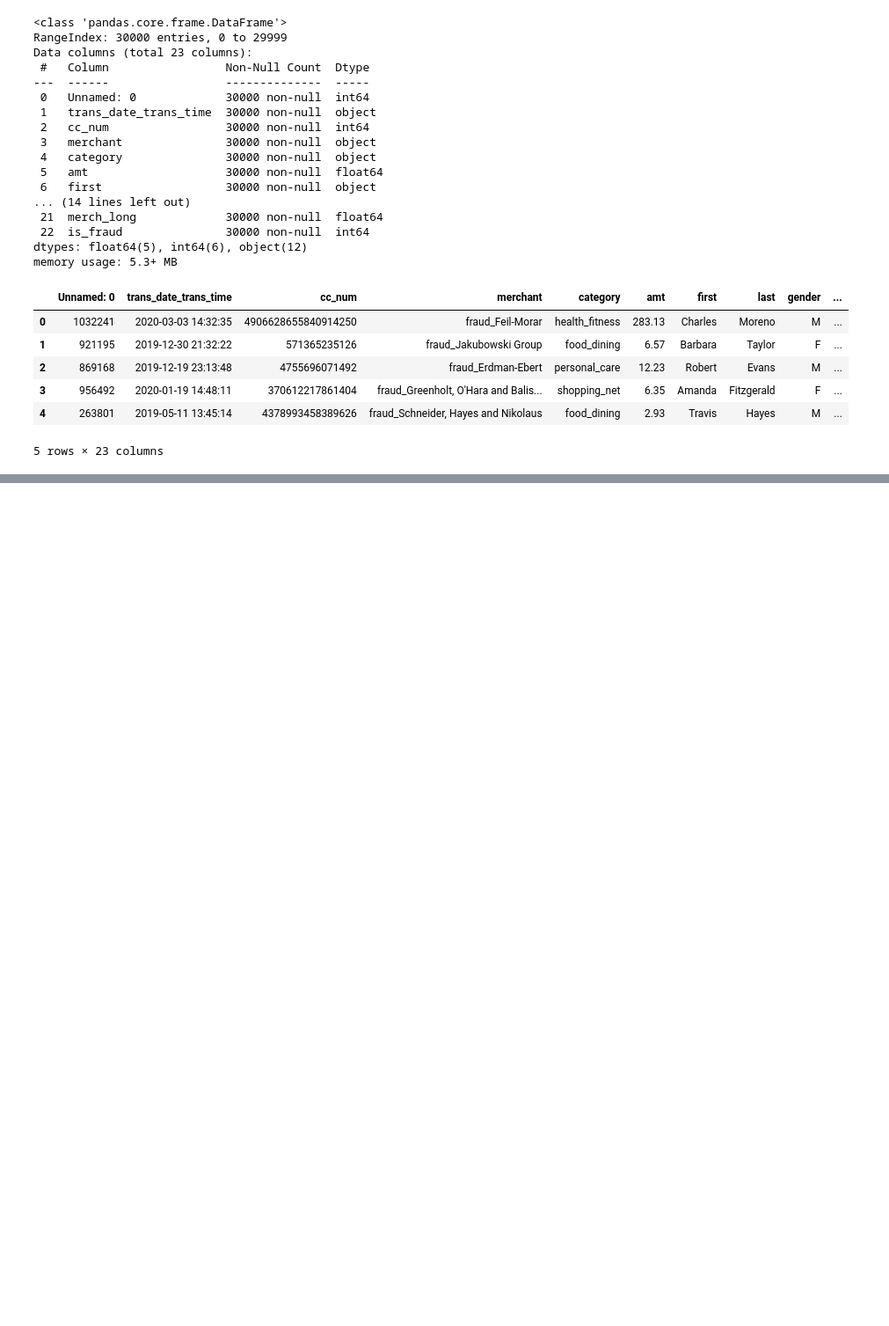
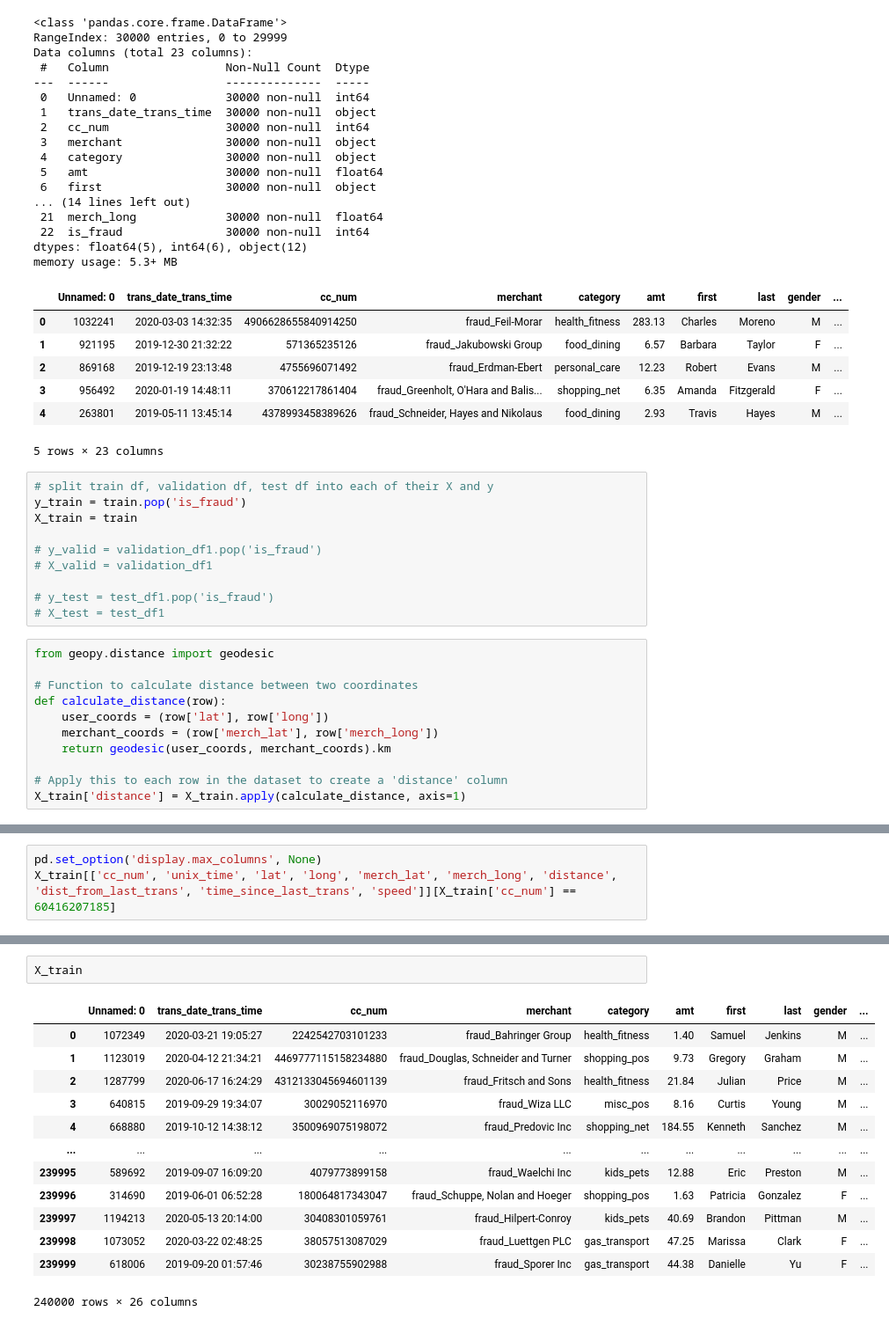
Before and after one commit to jiaweiho72/BT4012, a Jupyter notebook: notebooks/test.ipynb, the cells around one changed output, grey strips where cells are left out. Shown at 88% size. Cells and saved outputs as stored; diff of their text form; blank space fills up the shorter version.

Commit message:
lat long FE

```diff
--- a/notebooks/test.ipynb
+++ b/notebooks/test.ipynb
@@ -87,3 +93,24 @@ memory usage: 5.3+ MB
 | 3 | 956492 | 2020-01-19 14:48:11 | 370612217861404 | fraud_Greenholt, O'Hara and Balis... | shopping_net | 6.35 | Amanda | Fitzgerald | F | ... |
 | 4 | 263801 | 2019-05-11 13:45:14 | 4378993458389626 | fraud_Schneider, Hayes and Nikolaus | food_dining | 2.93 | Travis | Hayes | M | ... |
 5 rows × 23 columns
+# %%
+# split train df, validation df, test df into each of their X and y
+y_train = train.pop('is_fraud')
+X_train = train
+
+# y_valid = validation_df1.pop('is_fraud')
+# X_valid = validation_df1
+
+# y_test = test_df1.pop('is_fraud')
+# X_test = test_df1
+# %%
+from geopy.distance import geodesic
+
+# Function to calculate distance between two coordinates
+def calculate_distance(row):
+    user_coords = (row['lat'], row['long'])
+    merchant_coords = (row['merch_lat'], row['merch_long'])
+    return geodesic(user_coords, merchant_coords).km
+
+# Apply this to each row in the dataset to create a 'distance' column
+X_train['distance'] = X_train.apply(calculate_distance, axis=1)
@@ -89,0 +167,3 @@ memory usage: 5.3+ MB
+# %%
+pd.set_option('display.max_columns', None)
+X_train[['cc_num', 'unix_time', 'lat', 'long', 'merch_lat', 'merch_long', 'distance', 'dist_from_last_trans', 'time_since_last_trans', 'speed']][X_train['cc_num'] == 60416207185]
@@ -89,0 +184,16 @@ memory usage: 5.3+ MB
+# %%
+X_train
+# %% [output]
+|  | Unnamed: 0 | trans_date_trans_time | cc_num | merchant | category | amt | first | last | gender | ... |
+| 0 | 1072349 | 2020-03-21 19:05:27 | 2242542703101233 | fraud_Bahringer Group | health_fitness | 1.40 | Samuel | Jenkins | M | ... |
+| 1 | 1123019 | 2020-04-12 21:34:21 | 4469777115158234880 | fraud_Douglas, Schneider and Turner | shopping_pos | 9.73 | Gregory | Graham | M | ... |
+| 2 | 1287799 | 2020-06-17 16:24:29 | 4312133045694601139 | fraud_Fritsch and Sons | health_fitness | 21.84 | Julian | Price | M | ... |
+| 3 | 640815 | 2019-09-29 19:34:07 | 30029052116970 | fraud_Wiza LLC | misc_pos | 8.16 | Curtis | Young | M | ... |
+| 4 | 668880 | 2019-10-12 14:38:12 | 3500969075198072 | fraud_Predovic Inc | shopping_net | 184.55 | Kenneth | Sanchez | M | ... |
+| ... | ... | ... | ... | ... | ... | ... | ... | ... | ... | ... |
+| 239995 | 589692 | 2019-09-07 16:09:20 | 4079773899158 | fraud_Waelchi Inc | kids_pets | 12.88 | Eric | Preston | M | ... |
+| 239996 | 314690 | 2019-06-01 06:52:28 | 180064817343047 | fraud_Schuppe, Nolan and Hoeger | shopping_pos | 1.63 | Patricia | Gonzalez | F | ... |
+| 239997 | 1194213 | 2020-05-13 20:14:00 | 30408301059761 | fraud_Hilpert-Conroy | kids_pets | 40.69 | Brandon | Pittman | M | ... |
+| 239998 | 1073052 | 2020-03-22 02:48:25 | 38057513087029 | fraud_Luettgen PLC | gas_transport | 47.25 | Marissa | Clark | F | ... |
+| 239999 | 618006 | 2019-09-20 01:57:46 | 30238755902988 | fraud_Sporer Inc | gas_transport | 44.38 | Danielle | Yu | F | ... |
+240000 rows × 26 columns
```
Also changed, not shown: parts of 3 cells of this notebook, 3 other files.
